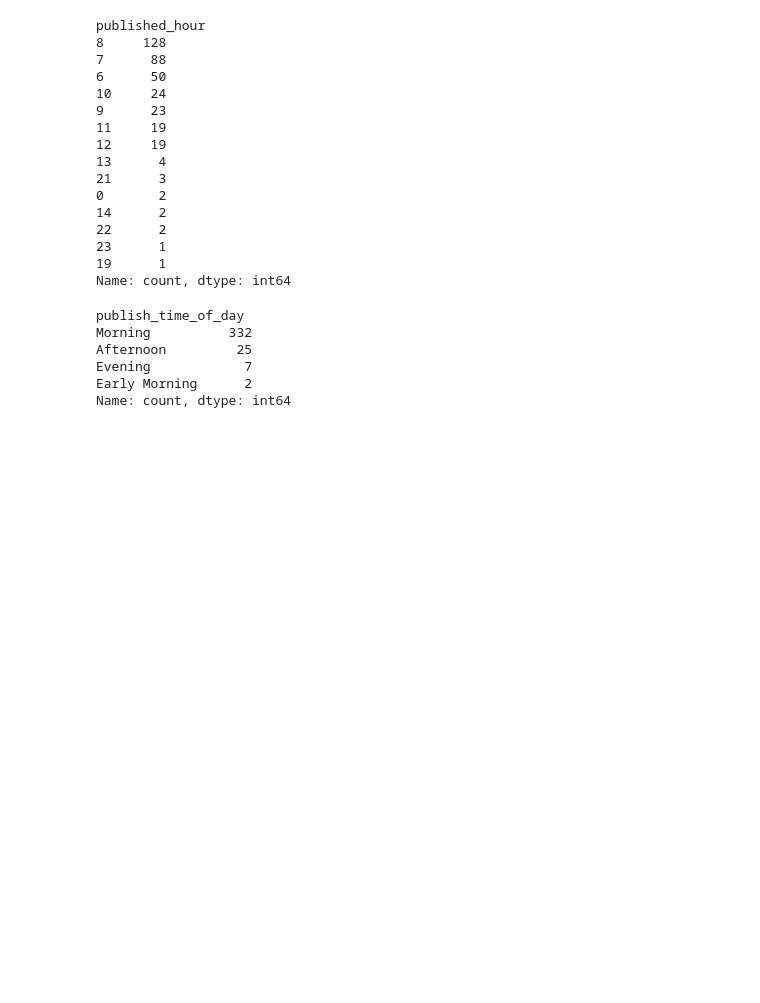
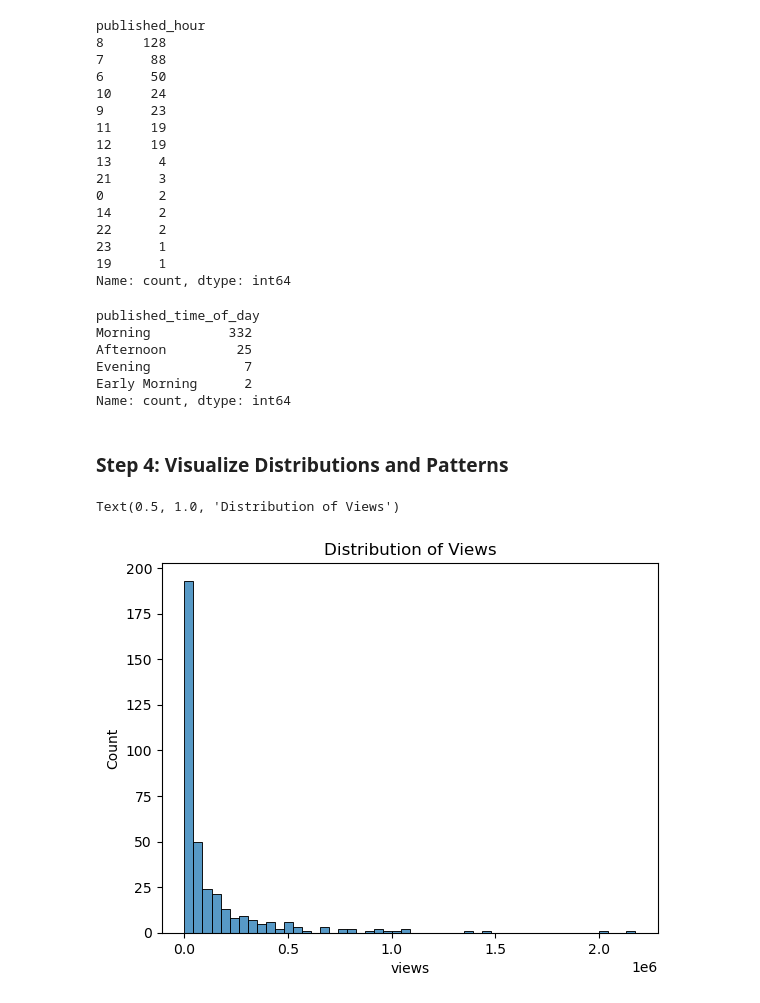
Before and after one commit to LiLuo086/alex-the-analyst-youtube-analysis, a Jupyter notebook: eda.ipynb, the cells around one changed output. Cells and saved outputs as stored; diff of their text form; code cells hidden in the pictures; blank space fills up the shorter version.

Commit message:
Add visualized analysis of distributions and patterns

```diff
--- a/eda.ipynb
+++ b/eda.ipynb
@@ -116,11 +117,20 @@ published_hour
 19      1
 Name: count, dtype: int64
 # %%
-df['publish_time_of_day'].value_counts()
+df['published_time_of_day'].value_counts() # Published total videos of each time of day
 # %% [output]
-publish_time_of_day
+published_time_of_day
 Morning          332
 Afternoon         25
 Evening            7
 Early Morning      2
 Name: count, dtype: int64
+# %% [markdown]
+### Step 4: Visualize Distributions and Patterns
+# %%
+# Views distribution
+sns.histplot(df['views'], bins=50)
+plt.title("Distribution of Views")
+# %% [output]
+Text(0.5, 1.0, 'Distribution of Views')
+[figure, added]
```
Also changed, not shown: parts of 18 cells of this notebook, 1 other file.
